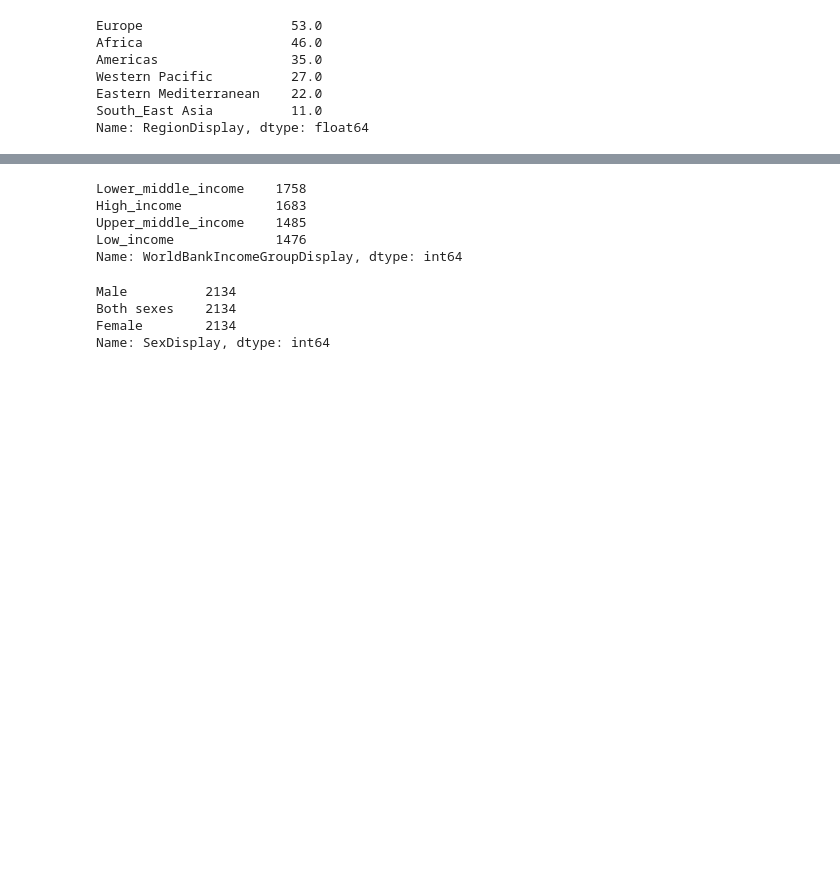
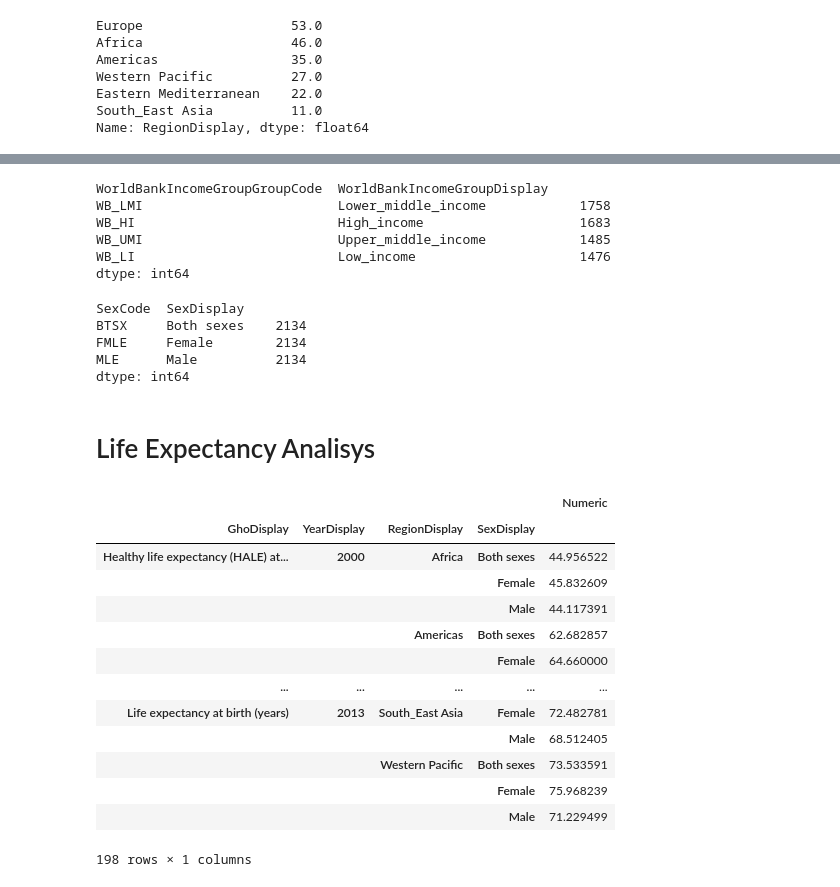
Before and after one commit to flohmannjr/Alcohol_and_Life_Expectancy, a Jupyter notebook: Alcohol_and_Life_Expectancy.ipynb, the cells around one changed output, grey strips where cells are left out. Cells and saved outputs as stored; diff of their text form; code cells hidden in the pictures; blank space fills up the shorter version.

```diff
--- a/Alcohol_and_Life_Expectancy.ipynb
+++ b/Alcohol_and_Life_Expectancy.ipynb
@@ -143,7 +143,7 @@ array(['South Sudan'], dtype=object)
 ## World Bank Income Groups
 # %%
 for i, d in df_lifeexp[df_lifeexp['WorldBankIncomeGroupGroupCode'].isna()].iterrows():
-    df_lifeexp.loc[df_lifeexp.index == i, 'WorldBankIncomeGroupGroupCode'] = df_lifeexp['WorldBankIncomeGroupGroupCode'][df_lifeexp['Country'] == d['Country']].value_counts().idxmax()
-    df_lifeexp.loc[df_lifeexp.index == i, 'WorldBankIncomeGroupDisplay'] = df_lifeexp['WorldBankIncomeGroupDisplay'][df_lifeexp['Country'] == d['Country']].value_counts().idxmax()
+    df_lifeexp.loc[df_lifeexp['index'] == i, 'WorldBankIncomeGroupGroupCode'] = df_lifeexp['WorldBankIncomeGroupGroupCode'][df_lifeexp['Country'] == d['Country']].value_counts().idxmax()
+    df_lifeexp.loc[df_lifeexp['index'] == i, 'WorldBankIncomeGroupDisplay'] = df_lifeexp['WorldBankIncomeGroupDisplay'][df_lifeexp['Country'] == d['Country']].value_counts().idxmax()
 # %% [markdown]
 ## Counts
@@ -176,20 +176,24 @@ dtype: int64
 # %%
-df_lifeexp['WorldBankIncomeGroupDisplay'].value_counts(dropna=False)
+df_lifeexp[['WorldBankIncomeGroupGroupCode', 'WorldBankIncomeGroupDisplay']].value_counts(dropna=False)
 # %% [output]
-Lower_middle_income    1758
-High_income            1683
-Upper_middle_income    1485
-Low_income             1476
-Name: WorldBankIncomeGroupDisplay, dtype: int64
+WorldBankIncomeGroupGroupCode  WorldBankIncomeGroupDisplay
+WB_LMI                         Lower_middle_income            1758
+WB_HI                          High_income                    1683
+WB_UMI                         Upper_middle_income            1485
+WB_LI                          Low_income                     1476
+dtype: int64
 # %%
-df_lifeexp['SexDisplay'].value_counts()
+df_lifeexp[['SexCode', 'SexDisplay']].value_counts()
 # %% [output]
-Male          2134
-Both sexes    2134
-Female        2134
-Name: SexDisplay, dtype: int64
+SexCode  SexDisplay
+BTSX     Both sexes    2134
+FMLE     Female        2134
+MLE      Male          2134
+dtype: int64
 # %%
 # display_columns = ['GhoDisplay', 'YearDisplay', 'RegionDisplay', 'Country', 'WorldBankIncomeGroupDisplay', 'SexDisplay', 'Numeric']
 
 # df_lifeexp[display_columns][(df_lifeexp['Country'] == 'Brazil') &
 #                             (df_lifeexp['SexCode'] == 'BTSX')]
+# %% [markdown]
+# Life Expectancy Analisys
@@ -195,0 +202,17 @@ Name: SexDisplay, dtype: int64
+# %%
+df
+# %% [output]
+|  |  |  |  | Numeric |
+| GhoDisplay | YearDisplay | RegionDisplay | SexDisplay |  |
+| Healthy life expectancy (HALE) at... | 2000 | Africa | Both sexes | 44.956522 |
+|  |  |  | Female | 45.832609 |
+|  |  |  | Male | 44.117391 |
+|  |  | Americas | Both sexes | 62.682857 |
+|  |  |  | Female | 64.660000 |
+| ... | ... | ... | ... | ... |
+| Life expectancy at birth (years) | 2013 | South_East Asia | Female | 72.482781 |
+|  |  |  | Male | 68.512405 |
+|  |  | Western Pacific | Both sexes | 73.533591 |
+|  |  |  | Female | 75.968239 |
+|  |  |  | Male | 71.229499 |
+198 rows × 1 columns
```
Also changed, not shown: parts of 7 cells of this notebook.
